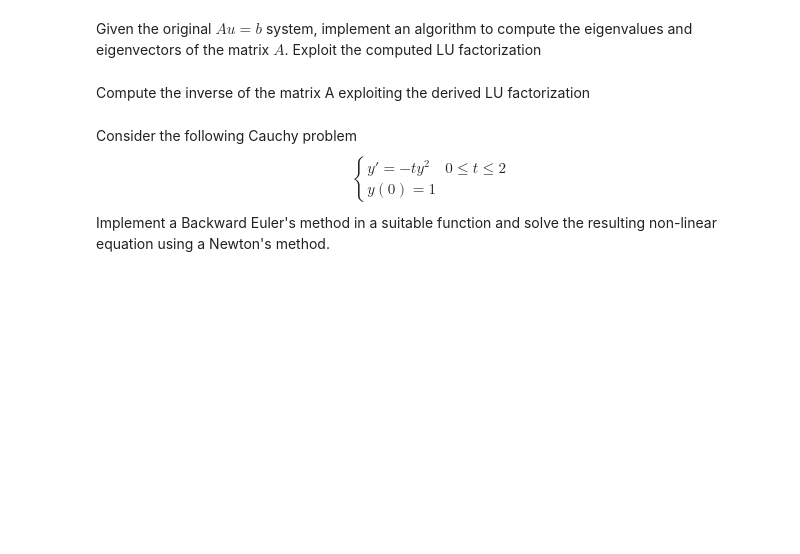
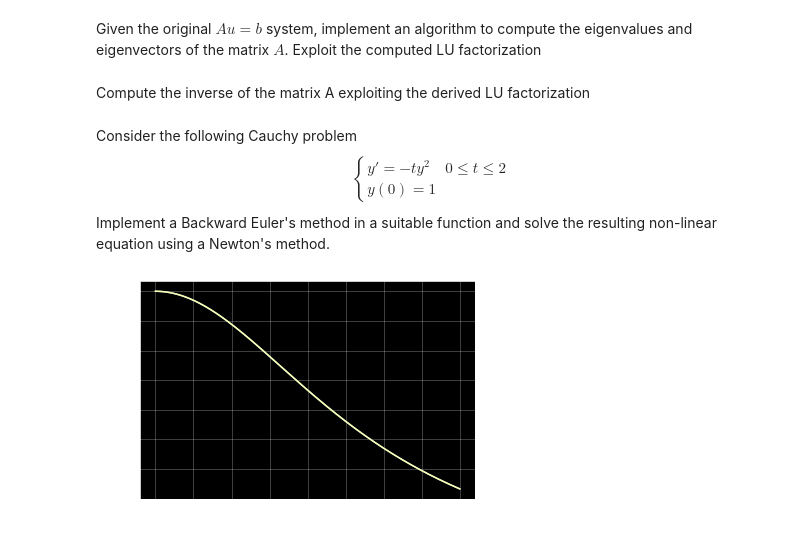
Before and after one commit to emaballarin/numerical-analysis-2021-2022, a Jupyter notebook: final_project/EBallarin_FinalProject_2021_2022.ipynb, the cells around one changed output. Saved outputs shown, nothing was run; the diff lists cells and outputs as text; code cells hidden in the pictures; blank space fills up the shorter version.

```diff
--- a/final_project/EBallarin_FinalProject_2021_2022.ipynb
+++ b/final_project/EBallarin_FinalProject_2021_2022.ipynb
@@ -138,0 +196,21 @@ Implement a Backward Euler's method in a suitable function and solve the resulti
+# %%
+f = lambda t, y: -t * y**2
+fprime = lambda t, y: -2 * t * y
+yexact = lambda t: 2 / (t**2 + 2.0)
+f, fprime, yexact = map(np.vectorize, [f, fprime, yexact])
+
+y0 = 1
+nts = 500
+tbounds = [0, 2]
+
+tspace = np.linspace(*tbounds, nts)
+euler_sol = backward_euler_method(y0, f, fprime, tbounds, nts)
+exact_sol = yexact(tspace)
+# %%
+_ = plt.plot(tspace, euler_sol)
+_ = plt.plot(tspace, exact_sol)
+_ = plt.xlabel("t")
+_ = plt.ylabel("y(t)")
+_ = plt.grid(alpha=0.3, which="both")
+# %% [output]
+[figure, added]
```
Also changed, not shown: parts of 22 cells of this notebook, 3 other files.
